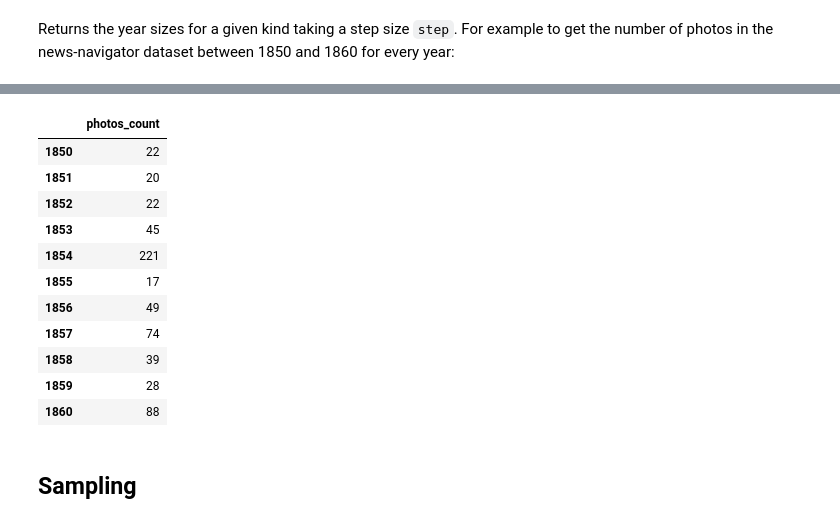
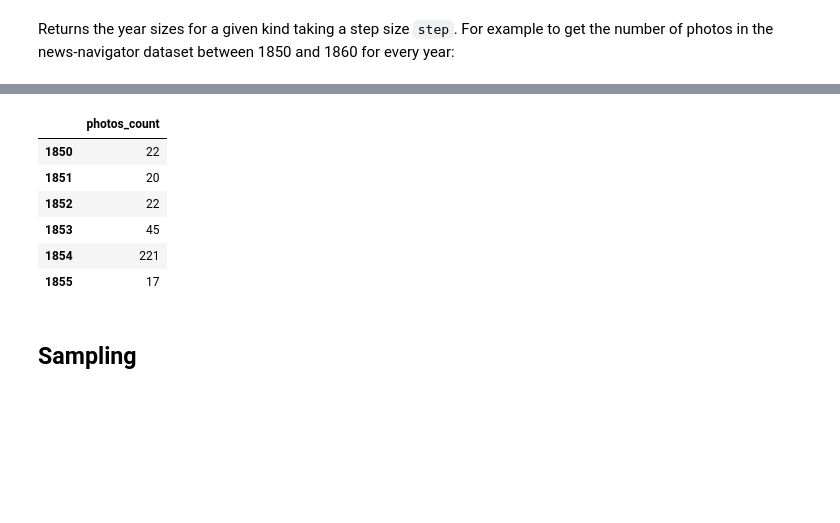
Before and after one commit to Living-with-machines/nnanno, a Jupyter notebook: nbs/01_sample.ipynb, the cells around one changed output, grey strips where cells are left out. Saved outputs shown, nothing was run; the diff lists cells and outputs as text; code cells hidden in the pictures; blank space fills up the shorter version.

```diff
--- a/nbs/01_sample.ipynb
+++ b/nbs/01_sample.ipynb
@@ -171,5 +174,5 @@ def get_year_sizes(kind,start=1850, end=1950, step=5):
 Returns the year sizes for a given kind taking a step size `step`. For example to get the number of photos in the news-navigator dataset between 1850 and 1860 for every year:
 # %%
 %%time
-get_year_sizes('photos',1850, 1860, step=1)
+get_year_sizes('photos',1850, 1855, step=1)
 # %% [output]
@@ -177,15 +180,10 @@ Wall time: 121 ms
 |  | photos_count |
 | 1850 | 22 |
 | 1851 | 20 |
 | 1852 | 22 |
 | 1853 | 45 |
 | 1854 | 221 |
 | 1855 | 17 |
-| 1856 | 49 |
-| 1857 | 74 |
-| 1858 | 39 |
-| 1859 | 28 |
-| 1860 | 88 |
 # %%
 assert len(get_year_sizes('photos',1850, 1860, step=1)) == 11
 assert len(get_year_sizes('photos',1850,1860, step=2)) == 6
```
Also changed, not shown: parts of 12 cells of this notebook.
